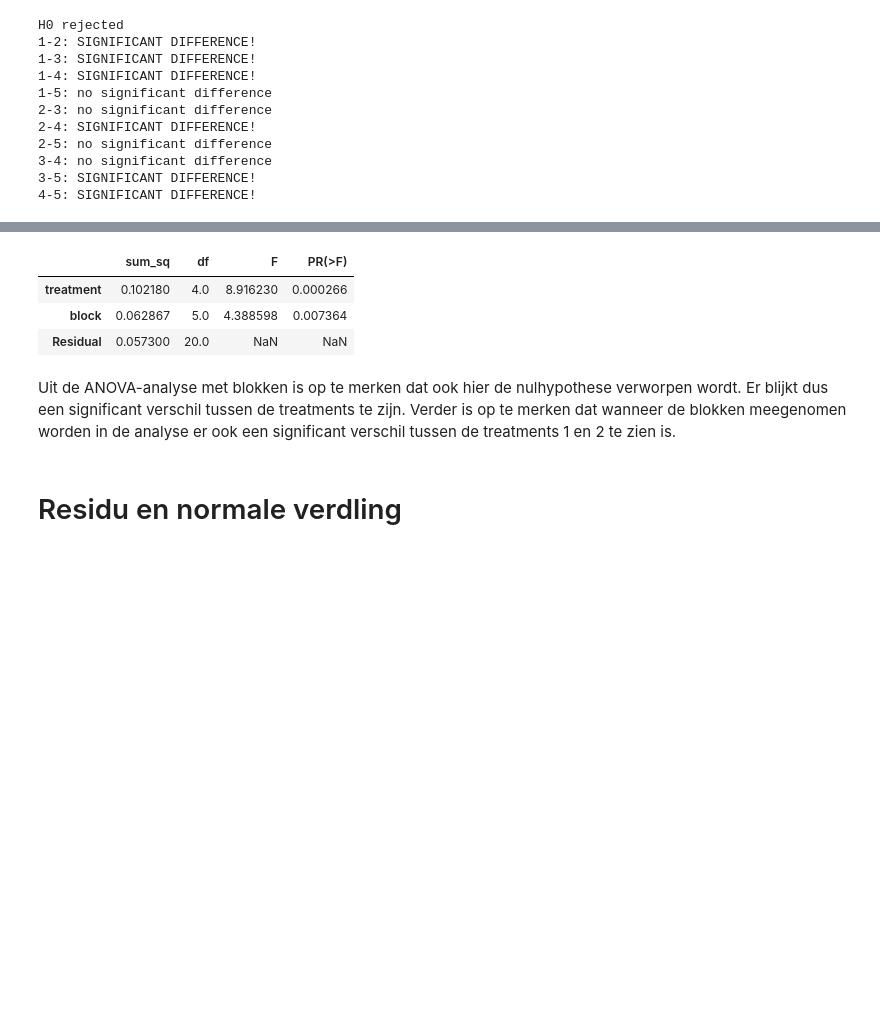
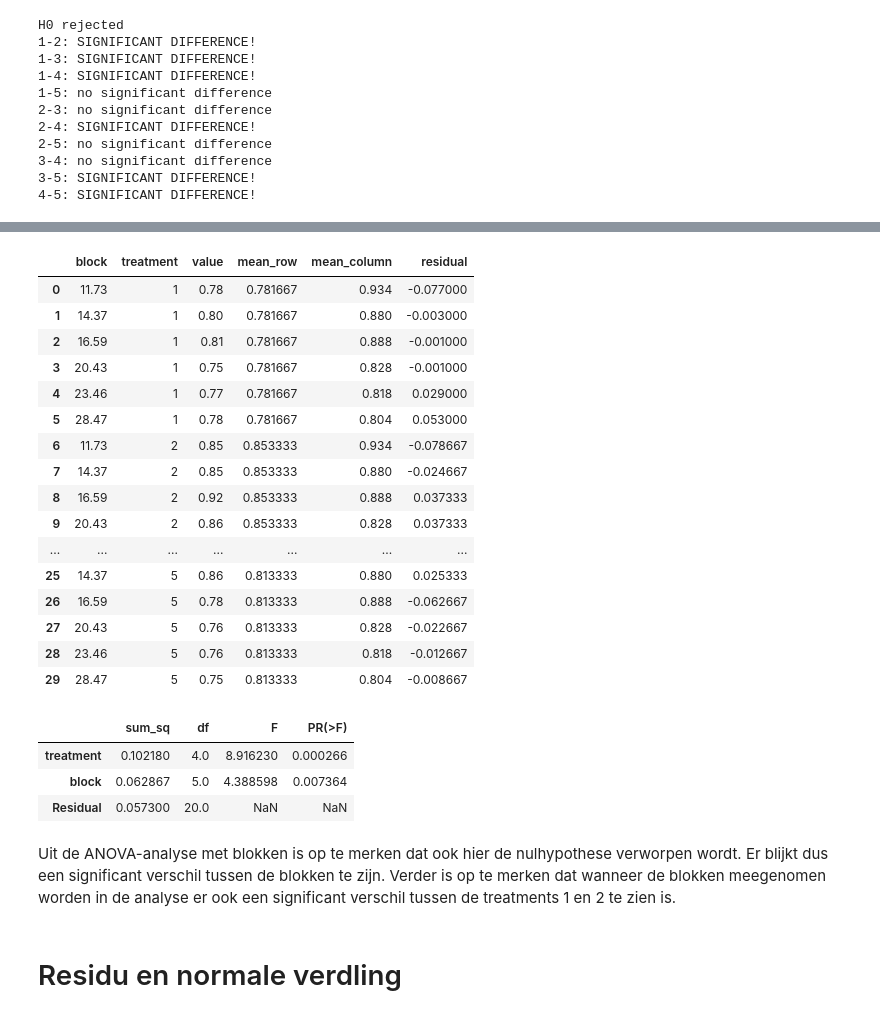
Before and after one commit to R4vante/School, a Jupyter notebook: DOE/ex13_47.ipynb, the cells around one changed output, grey strips where cells are left out. Drawn from its saved outputs; the diff is of its cells as text; code cells hidden in the pictures; blank space fills up the shorter version.

```diff
--- a/DOE/ex13_47.ipynb
+++ b/DOE/ex13_47.ipynb
@@ -95,7 +115,7 @@ Data = Anova_Block("ex13_47.xlsx", 0.05, 6, 5)
 # %%
 df, df_melt, mean_row ,mean_column = Data.melt("Blad1")
 # %%
-df_melt, anova_table, pvalue, lsd = Data.anova()
+df_melt2, anova_table, pvalue, lsd = Data.anova()
 # %% [output]
 H0 rejected
 1-2: SIGNIFICANT DIFFERENCE!
@@ -111,3 +151,23 @@ H0 rejected
+# %%
+df_melt2
+# %% [output]
+|  | block | treatment | value | mean_row | mean_column | residual |
+| 0 | 11.73 | 1 | 0.78 | 0.781667 | 0.934 | -0.077000 |
+| 1 | 14.37 | 1 | 0.80 | 0.781667 | 0.880 | -0.003000 |
+| 2 | 16.59 | 1 | 0.81 | 0.781667 | 0.888 | -0.001000 |
+| 3 | 20.43 | 1 | 0.75 | 0.781667 | 0.828 | -0.001000 |
+| 4 | 23.46 | 1 | 0.77 | 0.781667 | 0.818 | 0.029000 |
+| 5 | 28.47 | 1 | 0.78 | 0.781667 | 0.804 | 0.053000 |
+| 6 | 11.73 | 2 | 0.85 | 0.853333 | 0.934 | -0.078667 |
+| 7 | 14.37 | 2 | 0.85 | 0.853333 | 0.880 | -0.024667 |
+| 8 | 16.59 | 2 | 0.92 | 0.853333 | 0.888 | 0.037333 |
+| 9 | 20.43 | 2 | 0.86 | 0.853333 | 0.828 | 0.037333 |
+| ... | ... | ... | ... | ... | ... | ... |
+| 25 | 14.37 | 5 | 0.86 | 0.813333 | 0.880 | 0.025333 |
+| 26 | 16.59 | 5 | 0.78 | 0.813333 | 0.888 | -0.062667 |
+| 27 | 20.43 | 5 | 0.76 | 0.813333 | 0.828 | -0.022667 |
+| 28 | 23.46 | 5 | 0.76 | 0.813333 | 0.818 | -0.012667 |
+| 29 | 28.47 | 5 | 0.75 | 0.813333 | 0.804 | -0.008667 |
 # %%
 anova_table
 # %% [output]
@@ -116,7 +176,7 @@ anova_table
 | block | 0.062867 | 5.0 | 4.388598 | 0.007364 |
 | Residual | 0.057300 | 20.0 | NaN | NaN |
 # %% [markdown]
-Uit de ANOVA-analyse met blokken is op te merken dat ook hier de nulhypothese verworpen wordt. Er blijkt dus een significant verschil tussen de treatments te zijn. Verder is op te merken dat wanneer de blokken meegenomen worden in de analyse er ook een significant verschil tussen de treatments 1 en 2 te zien is.
+Uit de ANOVA-analyse met blokken is op te merken dat ook hier de nulhypothese verworpen wordt. Er blijkt dus een significant verschil tussen de blokken te zijn. Verder is op te merken dat wanneer de blokken meegenomen worden in de analyse er ook een significant verschil tussen de treatments 1 en 2 te zien is.
 # %% [markdown]
 # Residu en normale verdling
 # %%
```
Also changed, not shown: parts of 3 cells of this notebook, 4 other files.
